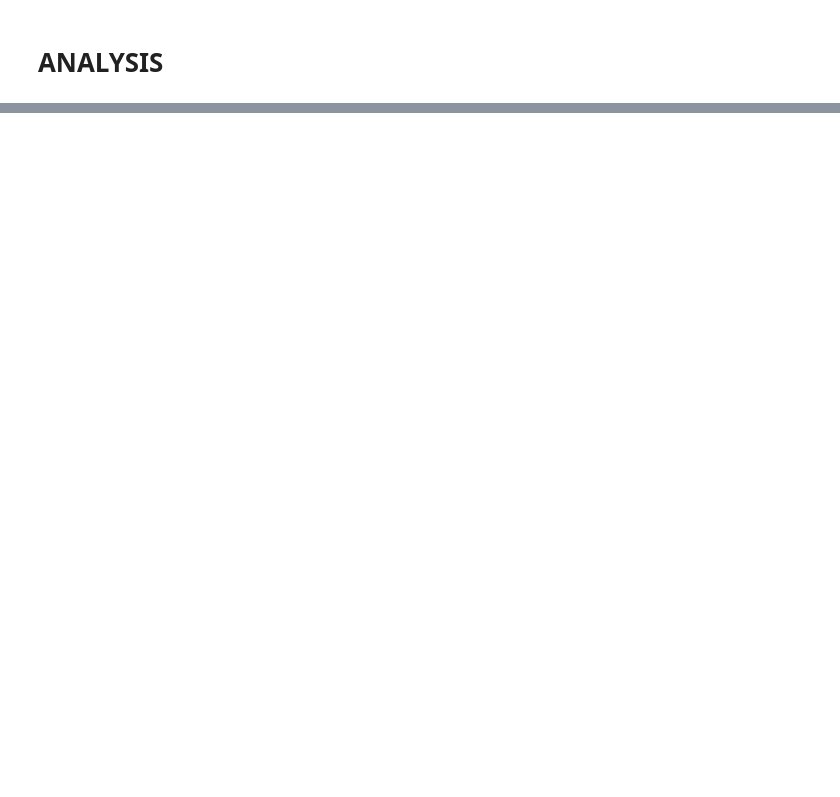
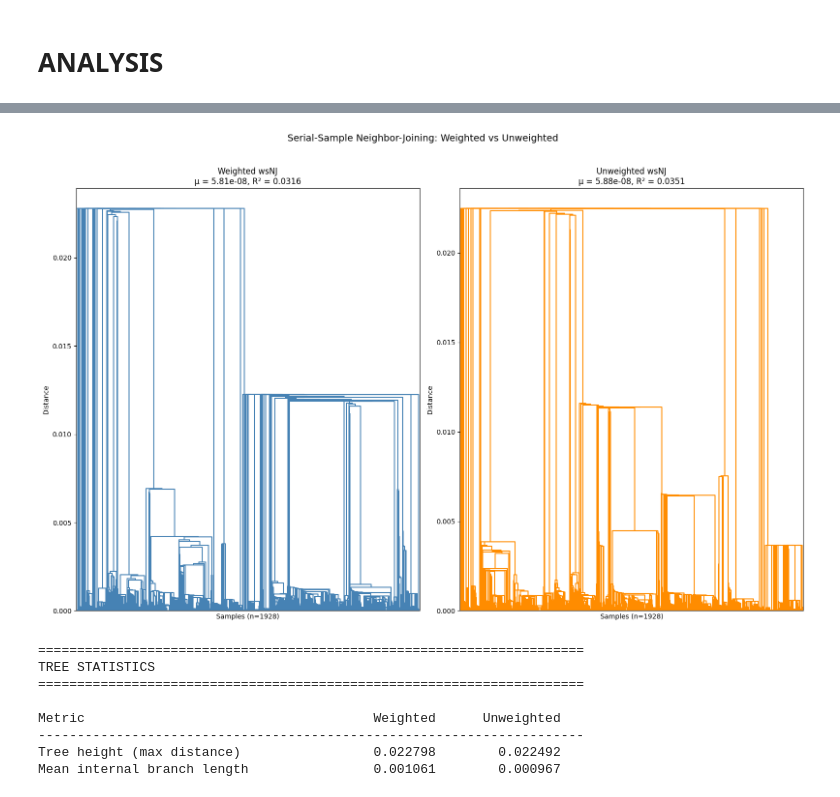
Before and after one commit to dylanmmarshall/structure_resolved_phylogeny, a Jupyter notebook: mt_phylo.ipynb, the cells around one changed output, grey strips where cells are left out. Cells and saved outputs as stored; diff of their text form; code cells hidden in the pictures; blank space fills up the shorter version.

```diff
--- a/mt_phylo.ipynb
+++ b/mt_phylo.ipynb
@@ -685,0 +797,65 @@ plt.show()
+# %%
+# Visualize the trees
+
+from scipy.cluster.hierarchy import dendrogram
+
+# Get haplogroup info for coloring
+haplogroups = np.array([metadata_qc.loc[sid, "haplogroup"] if sid in metadata_qc.index else "Unknown"
+                        for sid in sample_ids_dated])
+
+# Get major haplogroup (first letter/number)
+major_hg = np.array([str(hg)[0] if pd.notna(hg) else "?" for hg in haplogroups])
+
+# Create figure with both trees side by side
+fig, axes = plt.subplots(1, 2, figsize=(16, 10))
+
+# Weighted tree
+ax = axes[0]
+ax.set_title(f"Weighted wsNJ\nμ = {mu_weighted:.2e}, R² = {results_weighted['r_squared']:.4f}", fontsize=12)
+dn_weighted = dendrogram(
+    tree_linkage_weighted,
+    ax=ax,
+    no_labels=True,  # Too many samples for labels
+    color_threshold=0,
+    above_threshold_color='steelblue',
+    leaf_rotation=90,
+)
+ax.set_xlabel(f"Samples (n={len(sample_ids_dated)})")
+ax.set_ylabel("Distance")
+
+# Unweighted tree
+ax = axes[1]
+ax.set_title(f"Unweighted wsNJ\nμ = {mu_unweighted:.2e}, R² = {results_unweighted['r_squared']:.4f}", fontsize=12)
+dn_unweighted = dendrogram(
+    tree_linkage_unweighted,
+    ax=ax,
+    no_labels=True,
+    color_threshold=0,
+    above_threshold_color='darkorange',
+    leaf_rotation=90,
+)
+ax.set_xlabel(f"Samples (n={len(sample_ids_dated)})")
+ax.set_ylabel("Distance")
+
+plt.suptitle("Serial-Sample Neighbor-Joining: Weighted vs Unweighted", fontsize=14, y=1.02)
+plt.tight_layout()
+plt.show()
+
+# Summary statistics
+print("\n" + "=" * 70)
+print("TREE STATISTICS")
+print("=" * 70)
+print(f"\n{'Metric':<35} {'Weighted':>15} {'Unweighted':>15}")
+print("-" * 70)
+print(f"{'Tree height (max distance)':<35} {tree_linkage_weighted[:, 2].max():>15.6f} {tree_linkage_unweighted[:, 2].max():>15.6f}")
+print(f"{'Mean internal branch length':<35} {tree_linkage_weighted[:, 2].mean():>15.6f} {tree_linkage_unweighted[:, 2].mean():>15.6f}")
+# %% [output]
+[figure, added]
+======================================================================
+TREE STATISTICS
+======================================================================
+
+Metric                                     Weighted      Unweighted
+----------------------------------------------------------------------
+Tree height (max distance)                 0.022798        0.022492
+Mean internal branch length                0.001061        0.000967
```
Also changed, not shown: parts of 24 cells of this notebook, 1 other file.
